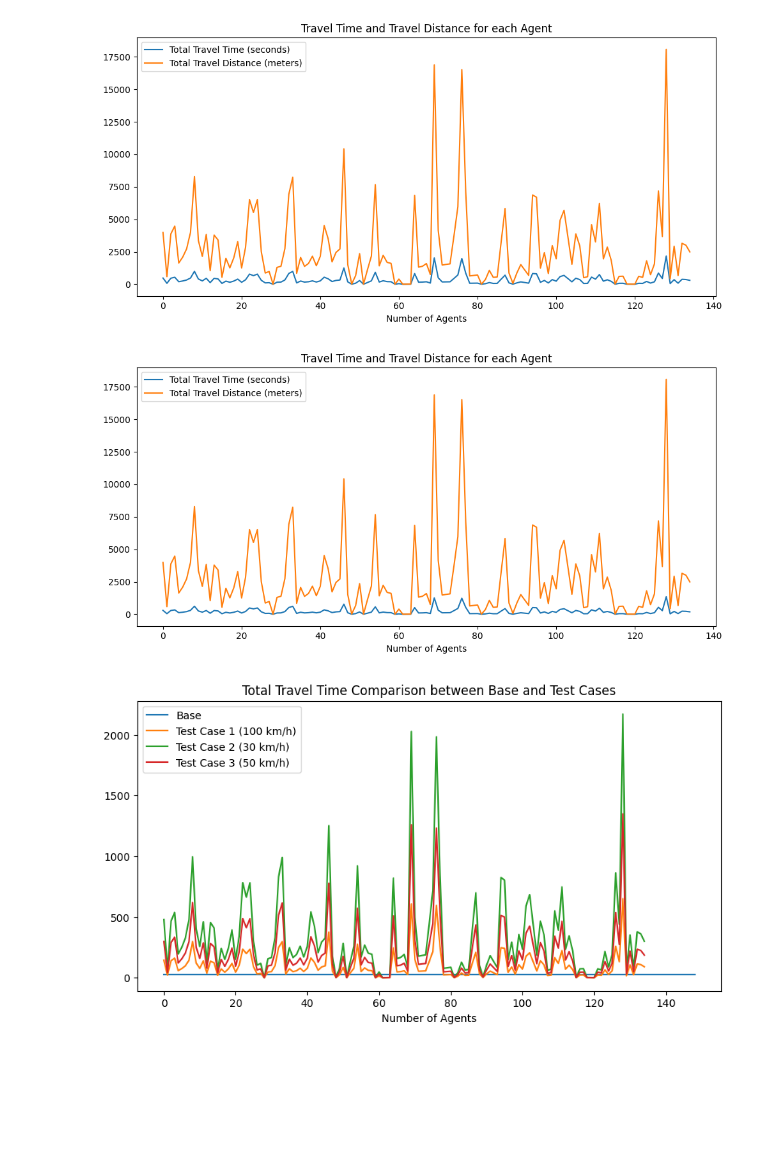
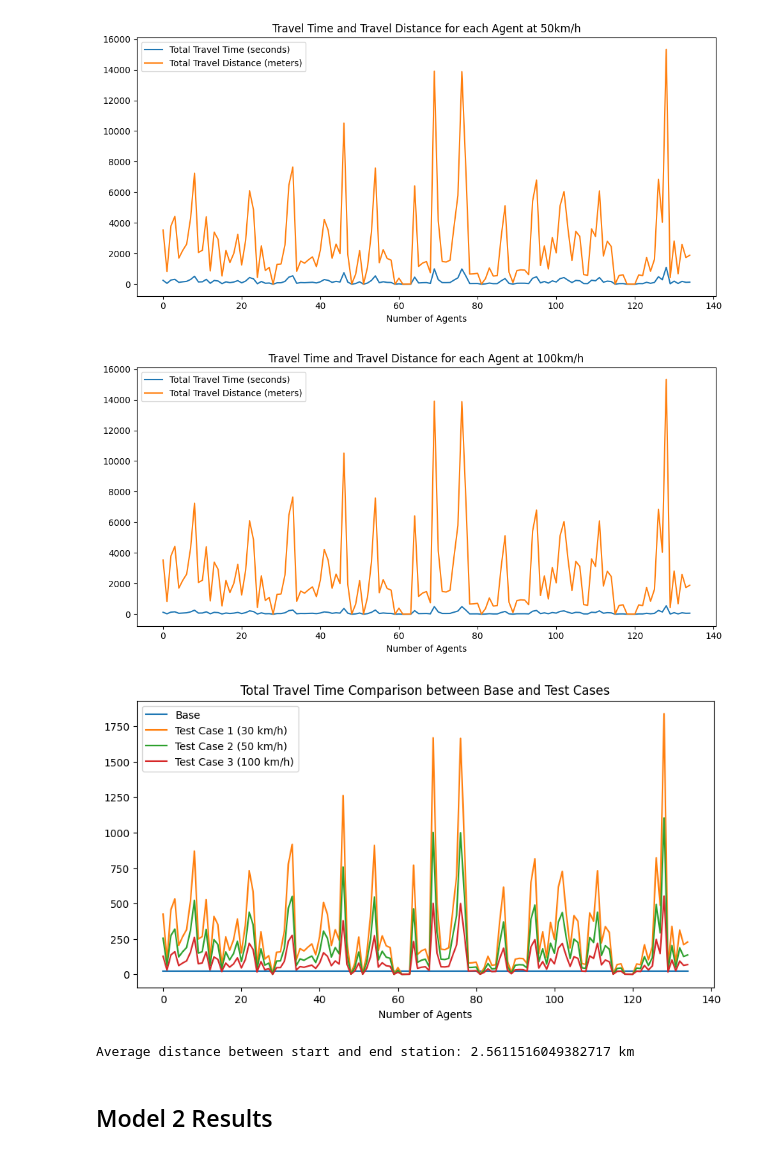
Before and after one commit to duongy18418/Bike-Sharing-Simulation, a Jupyter notebook: Results/Analysis.ipynb, the cells around one changed output. Drawn from its saved outputs; the diff is of its cells as text; code cells hidden in the pictures; blank space fills up the shorter version.

Commit message:
Calculated final result and updates to models

```diff
--- a/Results/Analysis.ipynb
+++ b/Results/Analysis.ipynb
@@ -20,5 +23,5 @@ plt.show()
 # %%
-case2 = pd.read_excel("150 model - 10 speed.xlsx")
+case2 = pd.read_excel("./Model 1/50kmh.xlsx")
 distance2 = case2['Total distance (meters)']
 time2 = case2['Total Time (seconds)']
 
@@ -27,14 +30,14 @@ plt.plot(time2, label='Total Travel Time (seconds)')
 plt.plot(distance2, label='Total Travel Distance (meters)')
 
 plt.xlabel('Number of Agents')
-plt.title('Travel Time and Travel Distance for each Agent')
+plt.title('Travel Time and Travel Distance for each Agent at 50km/h')
 plt.legend(loc="upper left")
 plt.tight_layout()
 plt.show()
 # %% [output]
-[figure, old version]
+[figure, new version]
 # %%
-case3 = pd.read_excel("150 model - random speed.xlsx")
+case3 = pd.read_excel("./Model 1/100km.xlsx")
 distance3 = case3['Total distance (meters)']
 time3 = case3['Total Time (seconds)']
 
@@ -43,28 +46,35 @@ plt.plot(time3, label='Total Travel Time (seconds)')
 plt.plot(distance3, label='Total Travel Distance (meters)')
 
 plt.xlabel('Number of Agents')
-plt.title('Travel Time and Travel Distance for each Agent')
+plt.title('Travel Time and Travel Distance for each Agent at 100km/h')
 plt.legend(loc="upper left")
 plt.tight_layout()
 plt.show()
 # %% [output]
-[figure, old version]
+[figure, new version]
 # %%
-base = pd.read_excel("Total Time.xlsx")
+base = pd.read_excel("./Model 1/Total Time.xlsx")
 time_base = base['Base']
-test1 = base['Test Case 1 (100 km/h)']
-test2 = base['Test Case 2 (30 km/h)']
-test3 = base['Test Case 3 (50 km/h)']
+test1 = base['Test Case 1 (30 km/h)']
+test2 = base['Test Case 2 (50 km/h)']
+test3 = base['Test Case 3 (100 km/h)']
 
 plt.figure(figsize=(10,5))
 plt.plot(time_base, label='Base')
-plt.plot(test1, label='Test Case 1 (100 km/h)')
-plt.plot(test2, label='Test Case 2 (30 km/h)')
-plt.plot(test3, label='Test Case 3 (50 km/h)')
+plt.plot(test1, label='Test Case 1 (30 km/h)')
+plt.plot(test2, label='Test Case 2 (50 km/h)')
+plt.plot(test3, label='Test Case 3 (100 km/h)')
 
 plt.xlabel('Number of Agents')
 plt.title('Total Travel Time Comparison between Base and Test Cases')
 plt.legend(loc="upper left")
 plt.show()
 # %% [output]
-[figure, old version]
+[figure, new version]
+# %%
+avg_distance = np.mean(distance1) * 0.001
+print("Average distance between start and end station:", avg_distance, "km")
+# %% [output]
+Average distance between start and end station: 2.5611516049382717 km
+# %% [markdown]
+## Model 2 Results
```
Also changed, not shown: parts of 13 cells of this notebook, 35 other files.
